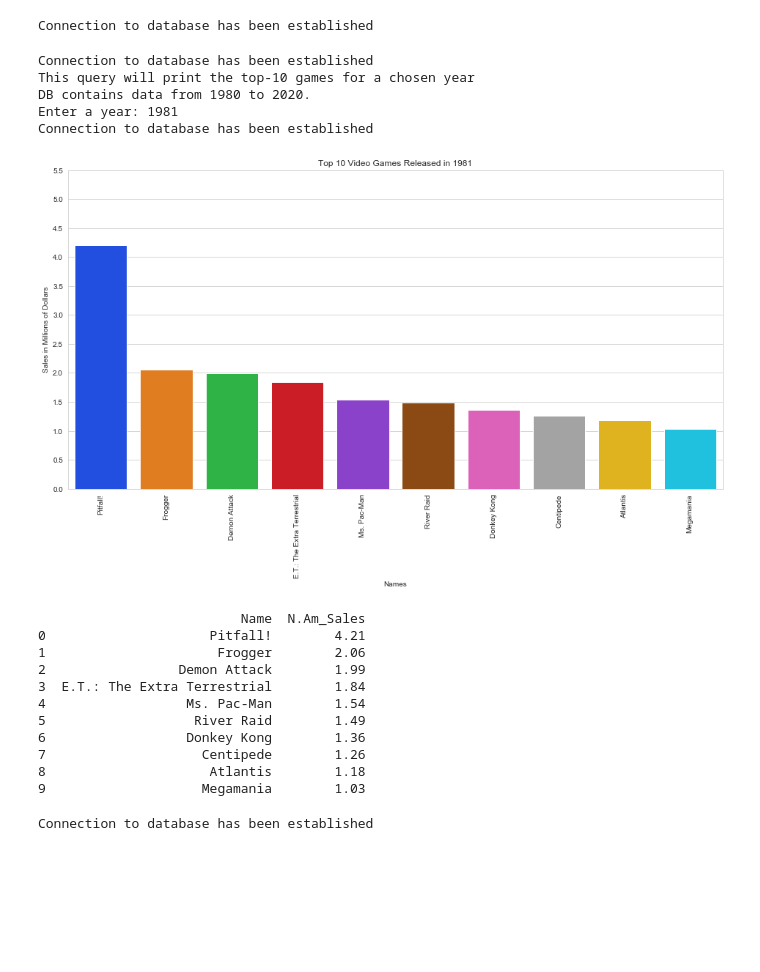
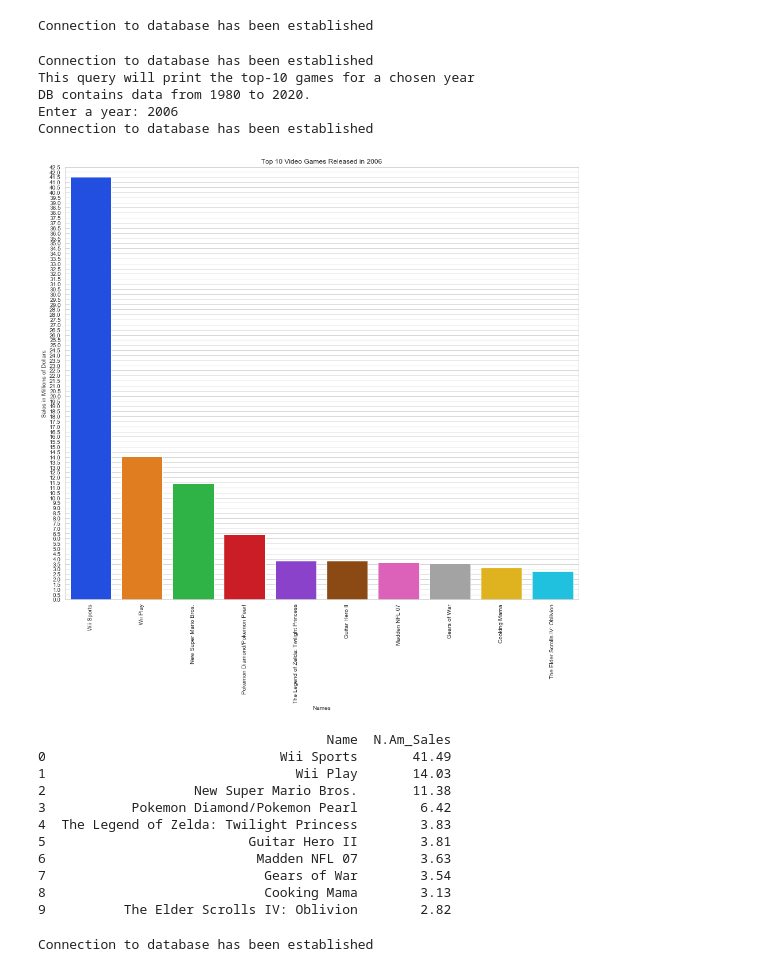
Before and after one commit to nateonmission/python_project, a Jupyter notebook: project.ipynb, the cells around one changed output. Saved outputs shown, nothing was run; the diff lists cells and outputs as text; code cells hidden in the pictures; blank space fills up the shorter version.

```diff
--- a/project.ipynb
+++ b/project.ipynb
@@ -108,47 +108,48 @@ for i in range(10):
     names.append(year_db_response[i][0])
     sales.append(year_db_response[i][1])
 
-plt.figure(figsize=(16, 8))
+height = (max(sales)/3) if (max(sales)/3) > 8 else 8
+plt.figure(figsize=(16, height))
 title = f'Top 10 Video Games Released in {selected_year}'
 sns.set_style('whitegrid')
 
 axes = sns.barplot(
     x=names,
     y=sales,
     palette='bright')
 axes.set_title(title)
 axes.set(xlabel='Names', ylabel='Sales in Millions of Dollars')
 
 axes.set_xticklabels(axes.get_xticklabels(), rotation=90)
 
 axes.set_ylim(top=max(sales) + 0.5)
 min_sales = 0
 max_sales = int( max(sales) + 2 )
 yticks =  [i/2 for i in range(max_sales*2)]
 axes.set_yticks(yticks)
 
 
 plt.show()
 # Print Pandas df
 print(year_query.head(10))
 # %% [output]
 Connection to database has been established
 This query will print the top-10 games for a chosen year
 DB contains data from 1980 to 2020.
-Enter a year: 1981
+Enter a year: 2006
 Connection to database has been established
-[figure, old version]
+[figure, new version]
-                          Name  N.Am_Sales
-0                     Pitfall!        4.21
-1                      Frogger        2.06
-2                 Demon Attack        1.99
-3  E.T.: The Extra Terrestrial        1.84
-4                  Ms. Pac-Man        1.54
-5                   River Raid        1.49
-6                  Donkey Kong        1.36
-7                    Centipede        1.26
-8                     Atlantis        1.18
-9                    Megamania        1.03
+                                     Name  N.Am_Sales
+0                              Wii Sports       41.49
+1                                Wii Play       14.03
+2                   New Super Mario Bros.       11.38
+3           Pokemon Diamond/Pokemon Pearl        6.42
+4  The Legend of Zelda: Twilight Princess        3.83
+5                          Guitar Hero II        3.81
+6                           Madden NFL 07        3.63
+7                            Gears of War        3.54
+8                            Cooking Mama        3.13
+9          The Elder Scrolls IV: Oblivion        2.82
 # %%
 # This query will print the gross sales by genre
 
```
Also changed, not shown: parts of 1 cell of this notebook.
